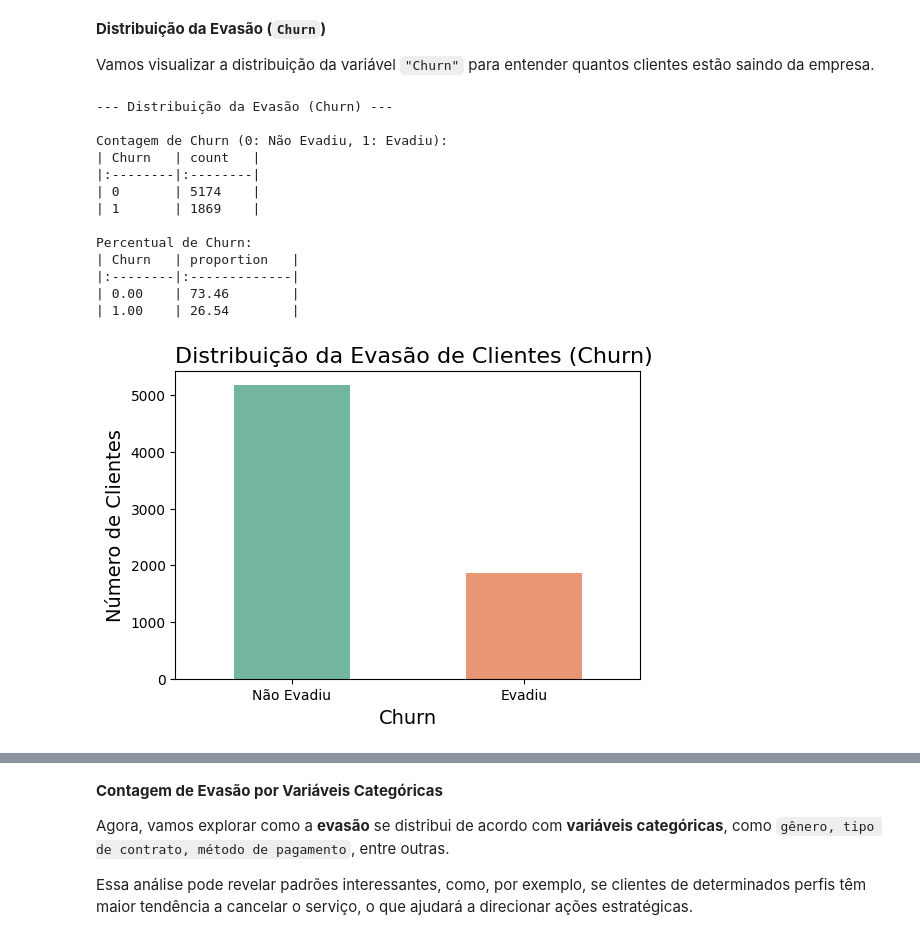
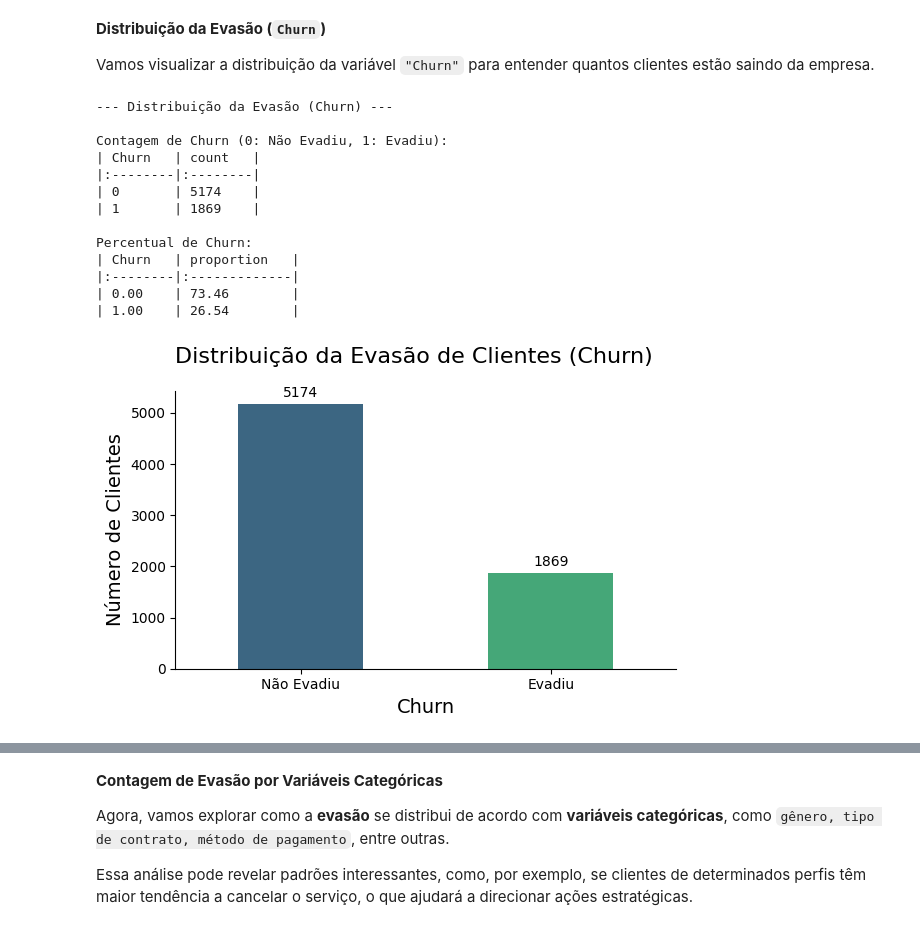
Before and after one commit to Raybarreto/Challenge2_TelecomX_I, a Jupyter notebook: Telecom_BR.ipynb, the cells around one changed output, grey strips where cells are left out. Saved outputs shown, nothing was run; the diff lists cells and outputs as text; code cells hidden in the pictures.

```diff
--- a/Telecom_BR.ipynb
+++ b/Telecom_BR.ipynb
@@ -219,41 +215,47 @@ df.describe()
 
 Vamos visualizar a distribuição da variável `"Churn"` para entender quantos clientes estão saindo da empresa.
 # %%
-import matplotlib.pyplot as plt
-import seaborn as sns
-
 print("\n--- Distribuição da Evasão (Churn) ---")
-
 churn_counts = df['Churn'].value_counts()
 churn_percentage = df['Churn'].value_counts(normalize=True) * 100
 
 print("\nContagem de Churn (0: Não Evadiu, 1: Evadiu):")
 print(churn_counts.to_markdown(numalign="left", stralign="left"))
 
 print("\nPercentual de Churn:")
 print(churn_percentage.to_markdown(floatfmt=".2f", numalign="left", stralign="left"))
+print("\n")
 
 # Contagem de clientes que saíram ou não
-plt.figure(figsize=(6, 4))
-custom_palette_obj = sns.color_palette("Set2", n_colors=df['Churn'].nunique())
-sns.countplot(x='Churn', data=df, width=0.5, hue='Churn', palette=custom_palette_obj, legend=False)
-plt.title('Distribuição da Evasão de Clientes (Churn)', loc='left', fontsize=16)
+import matplotlib.pyplot as plt
+import seaborn as sns
+
+fig, ax = plt.subplots(figsize=(6, 4))
+sns.countplot(x='Churn', data=df, width=0.5, hue='Churn', palette='viridis', legend=False, ax=ax)
+
+for container in ax.containers:
+    ax.bar_label(container, fmt='%d', fontsize=10, padding=3)
+
+ax.spines['top'].set_visible(False)
+ax.spines['right'].set_visible(False)
+plt.title('Distribuição da Evasão de Clientes (Churn)', loc='left', fontsize=16, pad=20)
 plt.xlabel('Churn', fontsize=14)
 plt.ylabel('Número de Clientes', fontsize=14)
 plt.xticks(ticks=[0, 1], labels=['Não Evadiu', 'Evadiu'])
+plt.tight_layout()
 plt.show()
 # %% [output]
 --- Distribuição da Evasão (Churn) ---
 
 Contagem de Churn (0: Não Evadiu, 1: Evadiu):
 | Churn   | count   |
 |:--------|:--------|
 | 0       | 5174    |
 | 1       | 1869    |
 
 Percentual de Churn:
 | Churn   | proportion   |
 |:--------|:-------------|
 | 0.00    | 73.46        |
 | 1.00    | 26.54        |
-[figure, old version]
+[figure, new version]
```
Also changed, not shown: parts of 10 cells of this notebook.
